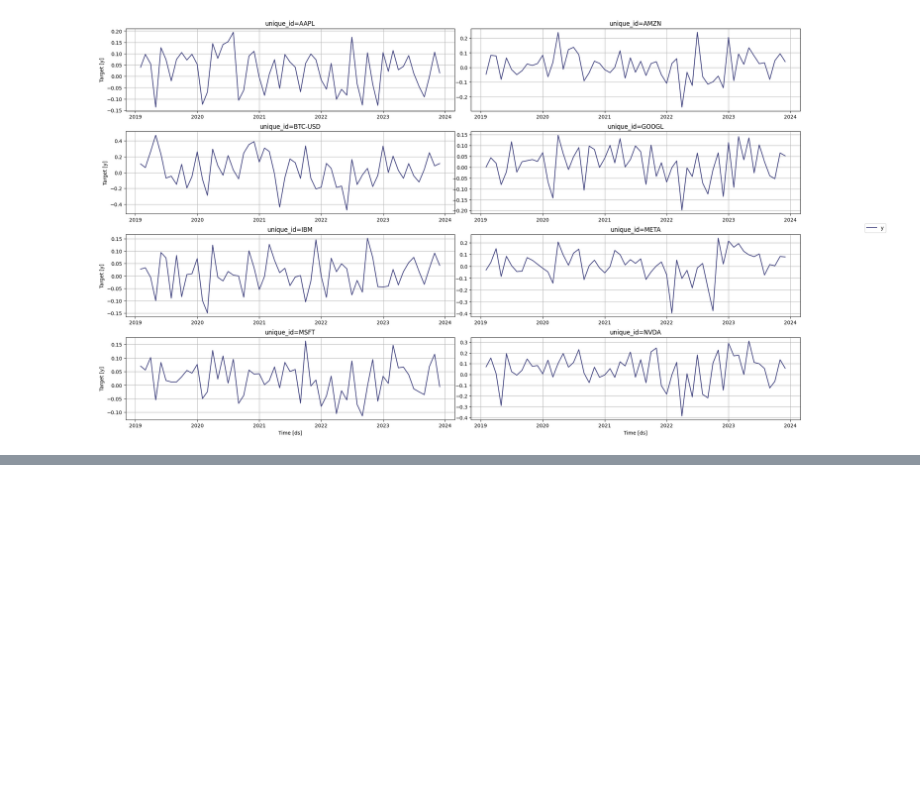
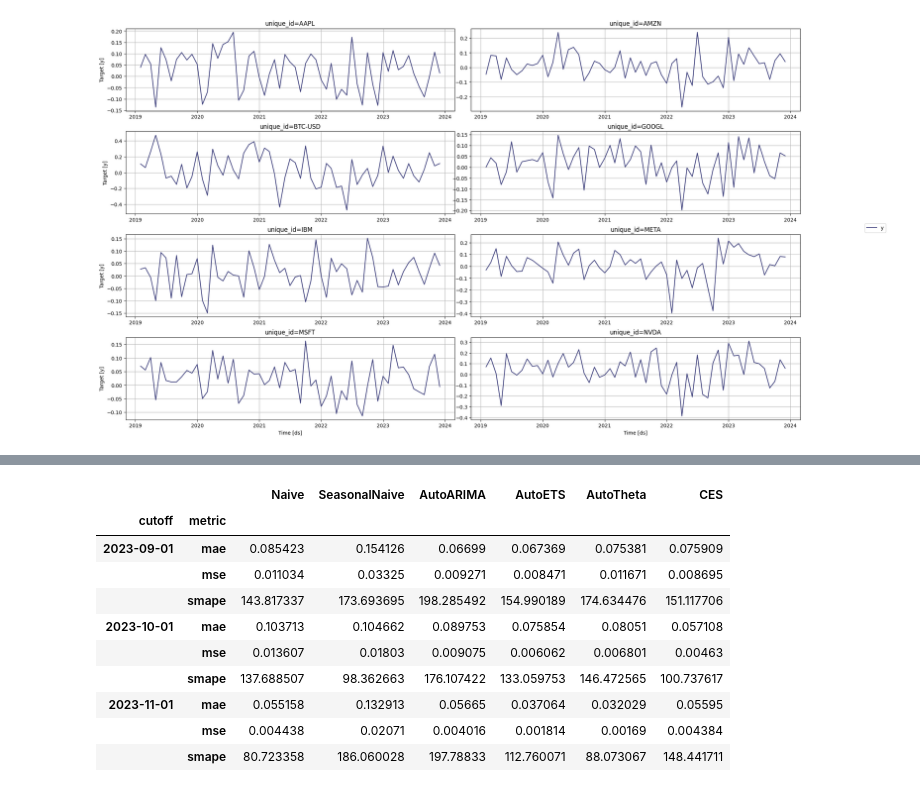
Before and after one commit to marcosherediapimienta/GenerativeAI_TimeSeries, a Jupyter notebook: Test_5(monthly).ipynb, the cells around one changed output, grey strips where cells are left out. Drawn from its saved outputs; the diff is of its cells as text; code cells hidden in the pictures; blank space fills up the shorter version.

```diff
--- a/Test_5(monthly).ipynb
+++ b/Test_5(monthly).ipynb
@@ -85,0 +161,15 @@ crossvalidation_df.head()
+# %%
+# Calculate the mean metric for each cross validation window
+evaluation_df.groupby(['cutoff', 'metric']).mean(numeric_only=True)
+# %% [output]
+|  |  | Naive | SeasonalNaive | AutoARIMA | AutoETS | AutoTheta | CES |
+| cutoff | metric |  |  |  |  |  |  |
+| 2023-09-01 | mae | 0.085423 | 0.154126 | 0.06699 | 0.067369 | 0.075381 | 0.075909 |
+|  | mse | 0.011034 | 0.03325 | 0.009271 | 0.008471 | 0.011671 | 0.008695 |
+|  | smape | 143.817337 | 173.693695 | 198.285492 | 154.990189 | 174.634476 | 151.117706 |
+| 2023-10-01 | mae | 0.103713 | 0.104662 | 0.089753 | 0.075854 | 0.08051 | 0.057108 |
+|  | mse | 0.013607 | 0.01803 | 0.009075 | 0.006062 | 0.006801 | 0.00463 |
+|  | smape | 137.688507 | 98.362663 | 176.107422 | 133.059753 | 146.472565 | 100.737617 |
+| 2023-11-01 | mae | 0.055158 | 0.132913 | 0.05665 | 0.037064 | 0.032029 | 0.05595 |
+|  | mse | 0.004438 | 0.02071 | 0.004016 | 0.001814 | 0.00169 | 0.004384 |
+|  | smape | 80.723358 | 186.060028 | 197.78833 | 112.760071 | 88.073067 | 148.441711 |
```
Also changed, not shown: parts of 12 cells of this notebook.
